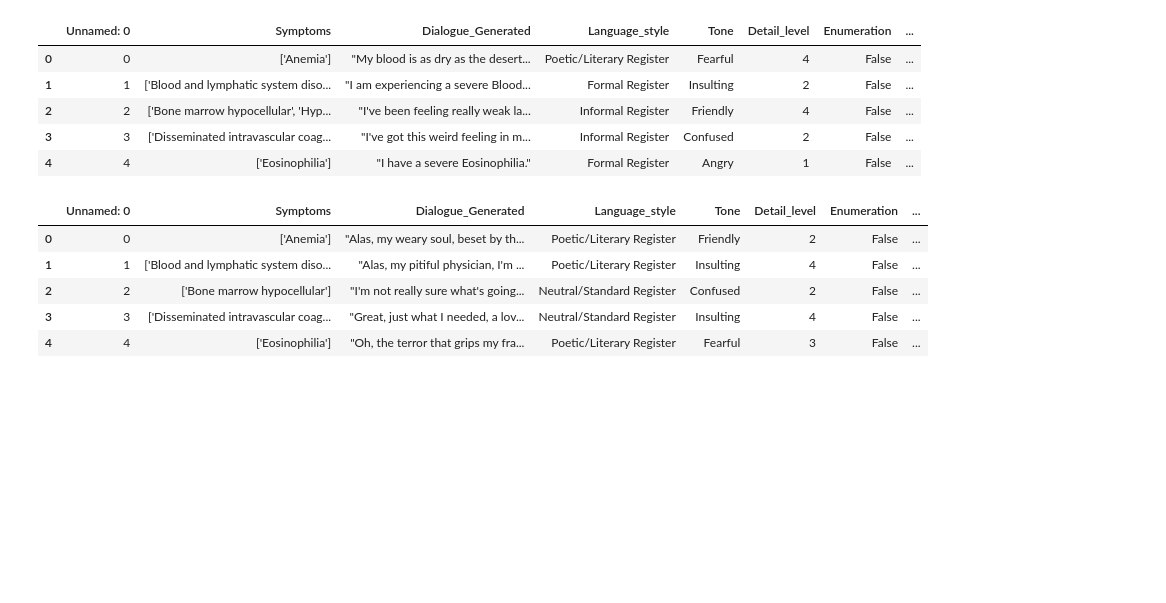
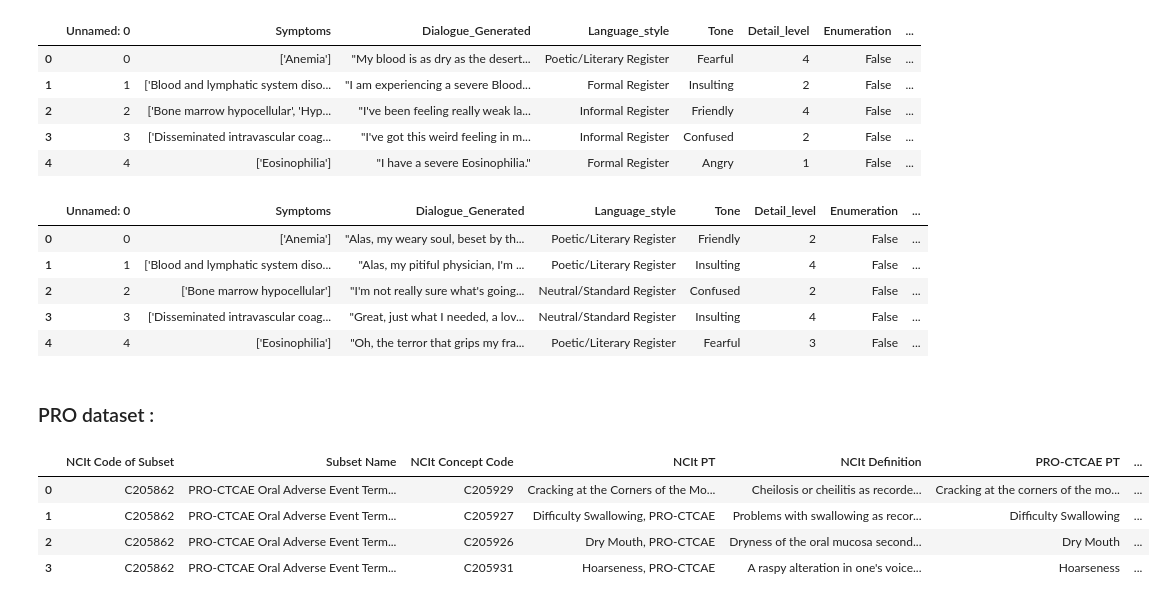
Before and after one commit to ayalaajil/MDS_Project_Mima, a Jupyter notebook: Building_all_data.ipynb, the cells around one changed output. Drawn from its saved outputs; the diff is of its cells as text; code cells hidden in the pictures; blank space fills up the shorter version.

Commit message:
Using PRO dataset

```diff
--- a/Building_all_data.ipynb
+++ b/Building_all_data.ipynb
@@ -346,3 +128,14 @@ with_llama.head(5)
 | 2 | 2 | ['Bone marrow hypocellular'] | "I'm not really sure what's going... | Neutral/Standard Register | Confused | 2 | False | ... |
 | 3 | 3 | ['Disseminated intravascular coag... | "Great, just what I needed, a lov... | Neutral/Standard Register | Insulting | 4 | False | ... |
 | 4 | 4 | ['Eosinophilia'] | "Oh, the terror that grips my fra... | Poetic/Literary Register | Fearful | 3 | False | ... |
+# %% [markdown]
+### PRO dataset :
+# %%
+a = pd.read_excel('PRO-CTCAE_Questionnaire_Terminology.xls', sheet_name = 'PRO')
+a.head(4)
+# %% [output]
+|  | NCIt Code of Subset | Subset Name | NCIt Concept Code | NCIt PT | NCIt Definition | PRO-CTCAE PT | ... |
+| 0 | C205862 | PRO-CTCAE Oral Adverse Event Term... | C205929 | Cracking at the Corners of the Mo... | Cheilosis or cheilitis as recorde... | Cracking at the corners of the mo... | ... |
+| 1 | C205862 | PRO-CTCAE Oral Adverse Event Term... | C205927 | Difficulty Swallowing, PRO-CTCAE | Problems with swallowing as recor... | Difficulty Swallowing | ... |
+| 2 | C205862 | PRO-CTCAE Oral Adverse Event Term... | C205926 | Dry Mouth, PRO-CTCAE | Dryness of the oral mucosa second... | Dry Mouth | ... |
+| 3 | C205862 | PRO-CTCAE Oral Adverse Event Term... | C205931 | Hoarseness, PRO-CTCAE | A raspy alteration in one's voice... | Hoarseness | ... |
```
Also changed, not shown: parts of 23 cells of this notebook, 2 other files.
